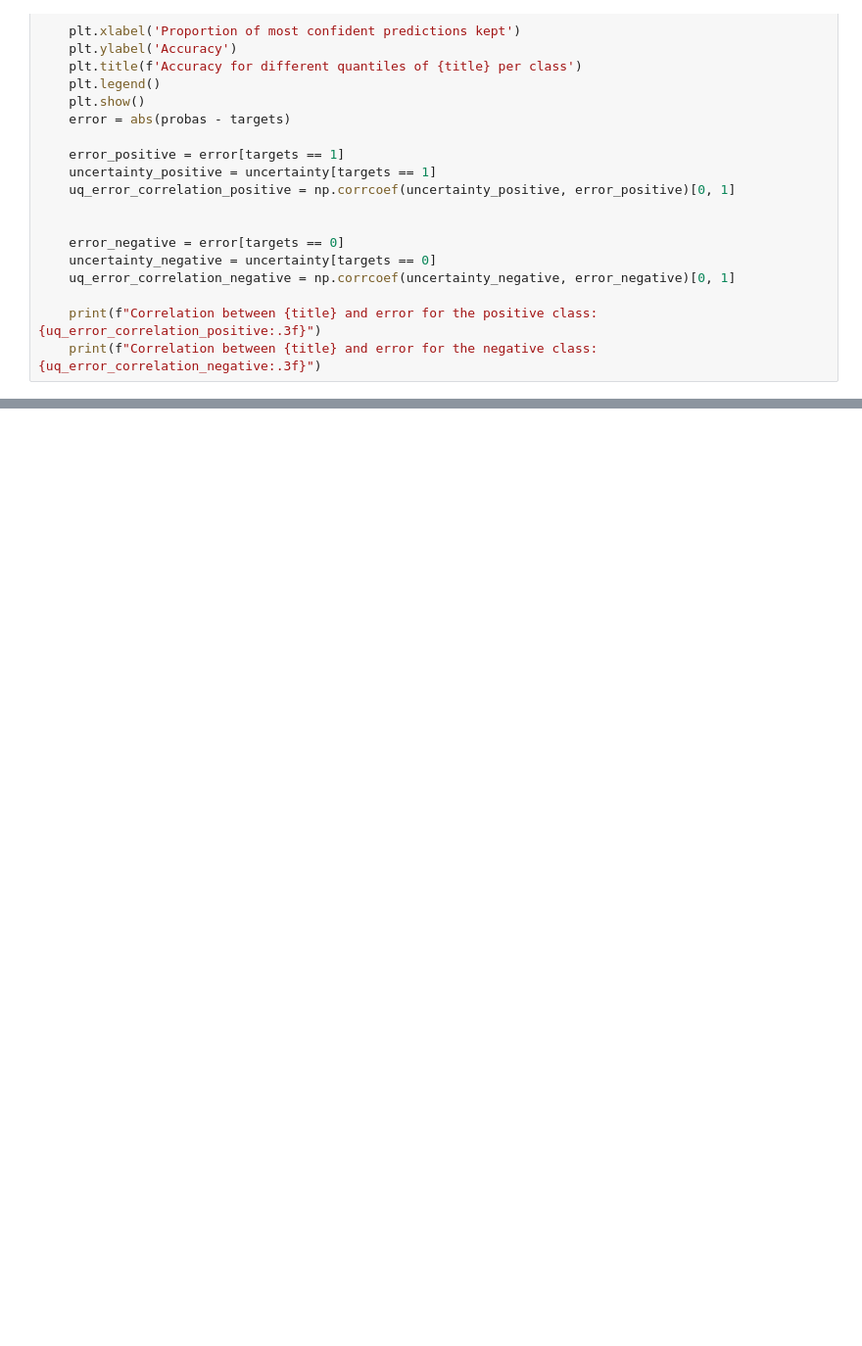
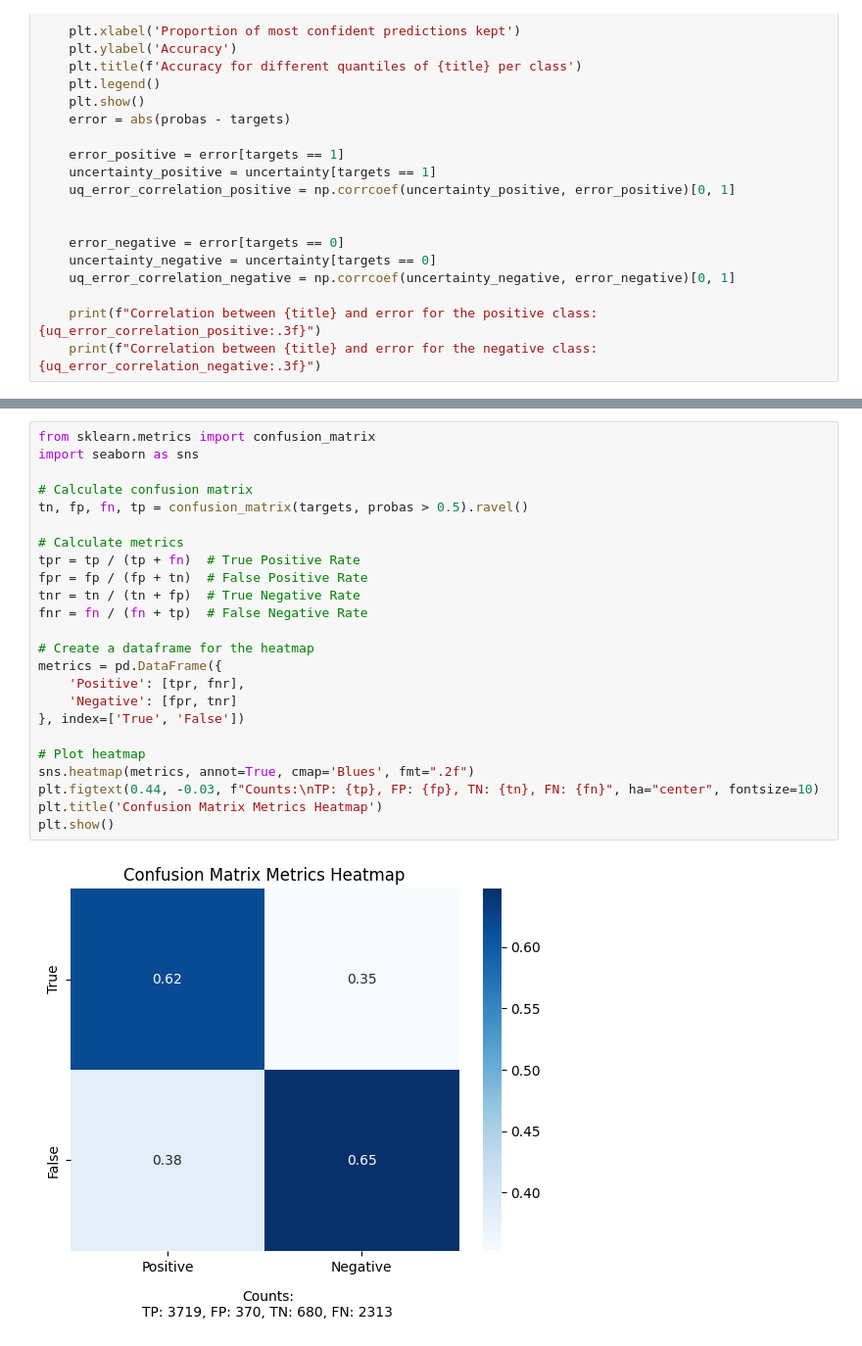
Before and after one commit to JonahNiklas/Pre-project-transformer, a Jupyter notebook: p2p_lending/visualize_resutls.ipynb, the cells around one changed output, grey strips where cells are left out. Shown: that part at 98% size. Drawn from its saved outputs; the diff is of its cells as text; blank space fills up the shorter version.

Commit message:
feat: add confusion matrix

```diff
--- a/p2p_lending/visualize_resutls.ipynb
+++ b/p2p_lending/visualize_resutls.ipynb
@@ -291,0 +292,26 @@ df
+# %%
+from sklearn.metrics import confusion_matrix
+import seaborn as sns
+
+# Calculate confusion matrix
+tn, fp, fn, tp = confusion_matrix(targets, probas > 0.5).ravel()
+
+# Calculate metrics
+tpr = tp / (tp + fn)  # True Positive Rate
+fpr = fp / (fp + tn)  # False Positive Rate
+tnr = tn / (tn + fp)  # True Negative Rate
+fnr = fn / (fn + tp)  # False Negative Rate
+
+# Create a dataframe for the heatmap
+metrics = pd.DataFrame({
+    'Positive': [tpr, fnr],
+    'Negative': [fpr, tnr]
+}, index=['True', 'False'])
+
+# Plot heatmap
+sns.heatmap(metrics, annot=True, cmap='Blues', fmt=".2f")
+plt.figtext(0.44, -0.03, f"Counts:\nTP: {tp}, FP: {fp}, TN: {tn}, FN: {fn}", ha="center", fontsize=10)
+plt.title('Confusion Matrix Metrics Heatmap')
+plt.show()
+# %% [output]
+[figure, added]
```
Also changed, not shown: parts of 5 cells of this notebook, 1 other file.
